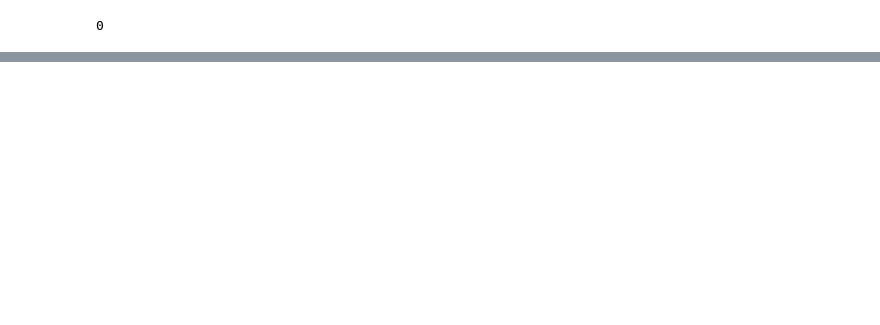
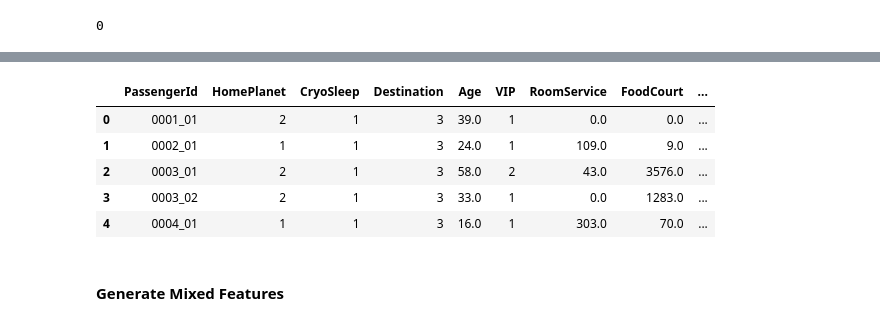
Before and after one commit to PaperArmada/Spaceship-Titanic, a Jupyter notebook: Code/01 - Data Engineering and Exploration.ipynb, the cells around one changed output, grey strips where cells are left out. Saved outputs shown, nothing was run; the diff lists cells and outputs as text; code cells hidden in the pictures; blank space fills up the shorter version.

```diff
--- a/Code/01 - Data Engineering and Exploration.ipynb
+++ b/Code/01 - Data Engineering and Exploration.ipynb
@@ -65,0 +252,2 @@ df_dummified.to_csv('../Data/input_nulldrop_dummified.csv', index=False)
+# %%
+df_ii_customized['TotalSpend'] = df_ii_customized.loc[:, 'RoomService':'VRDeck'].sum(axis=1)
@@ -65,0 +334,11 @@ df_dummified.to_csv('../Data/input_nulldrop_dummified.csv', index=False)
+# %%
+df_ii_customized.head()
+# %% [output]
+|  | PassengerId | HomePlanet | CryoSleep | Destination | Age | VIP | RoomService | FoodCourt | ... |
+| 0 | 0001_01 | 2 | 1 | 3 | 39.0 | 1 | 0.0 | 0.0 | ... |
+| 1 | 0002_01 | 1 | 1 | 3 | 24.0 | 1 | 109.0 | 9.0 | ... |
+| 2 | 0003_01 | 2 | 1 | 3 | 58.0 | 2 | 43.0 | 3576.0 | ... |
+| 3 | 0003_02 | 2 | 1 | 3 | 33.0 | 1 | 0.0 | 1283.0 | ... |
+| 4 | 0004_01 | 1 | 1 | 3 | 16.0 | 1 | 303.0 | 70.0 | ... |
+# %% [markdown]
+#### Generate Mixed Features
```
Also changed, not shown: parts of 53 cells of this notebook, 31 other files.
